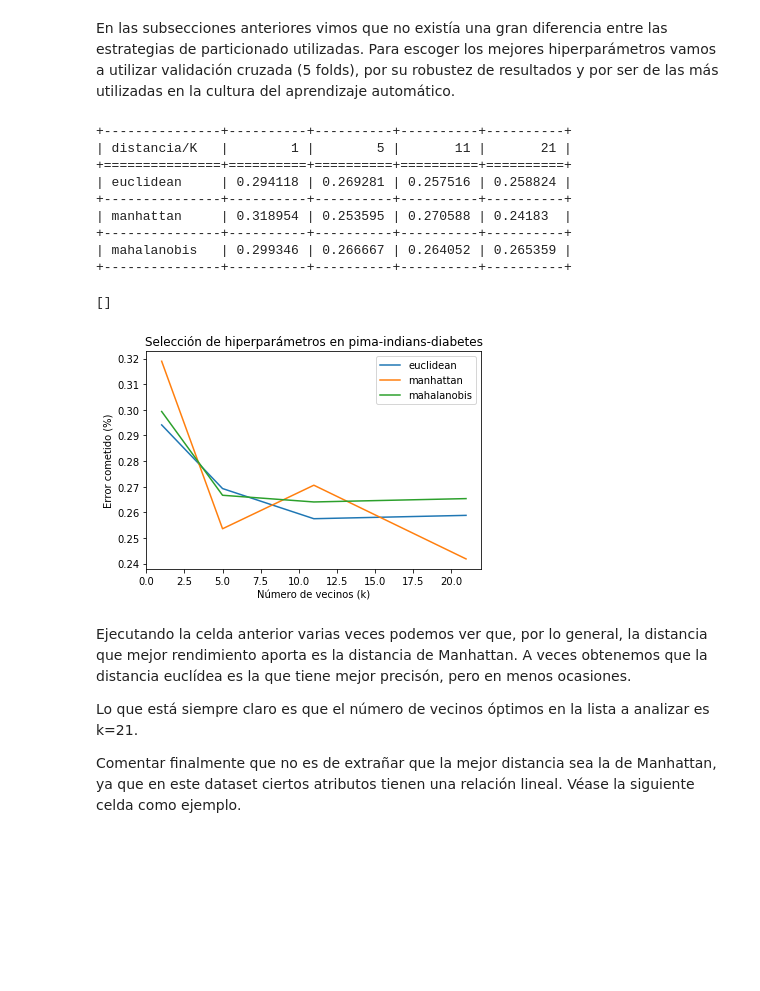
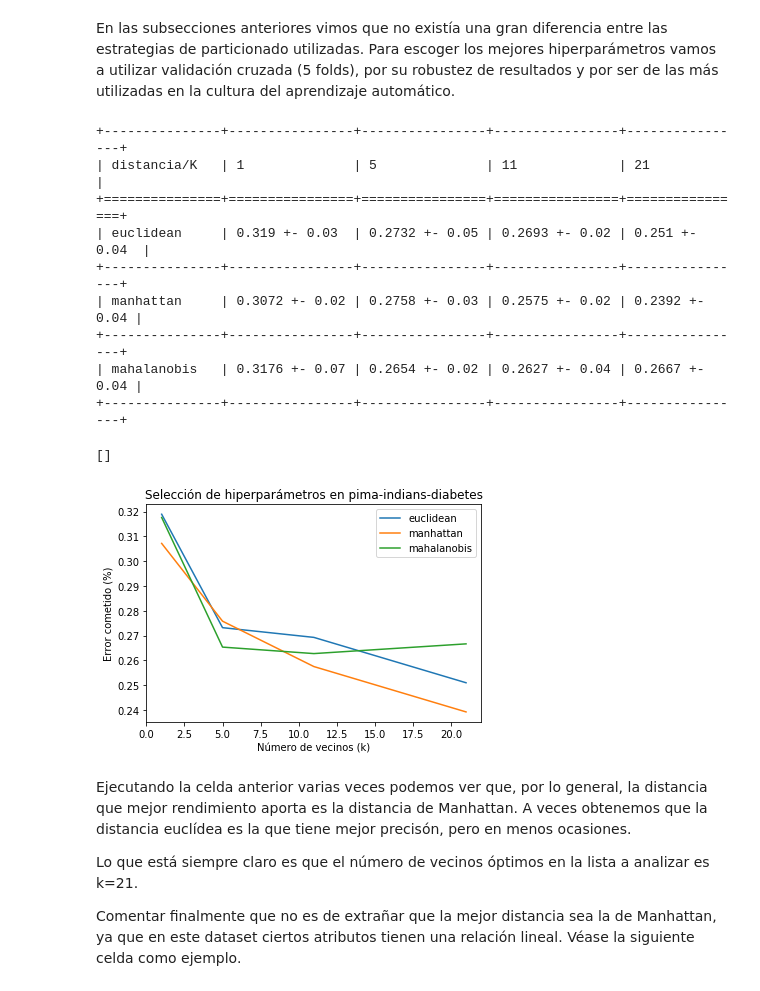
Before and after one commit to AlejandroSantorum/MachineLearning_Assignments, a Jupyter notebook: Assignment2/test_KNN-LR.ipynb, the cells around one changed output. Drawn from its saved outputs; the diff is of its cells as text; code cells hidden in the pictures; blank space fills up the shorter version.

```diff
--- a/Assignment2/test_KNN-LR.ipynb
+++ b/Assignment2/test_KNN-LR.ipynb
@@ -304,34 +345,36 @@ strat = EstrategiaParticionado.ValidacionCruzada(k_fold=5)
 # %%
 L = []
 for d in dists:
     distance_results = []
     for k in Ks:
         KNN = Clasificador.ClasificadorVecinosProximos(K=k, dist=d)
         errores = clasificador.validacion(strat, db_pid_norm, KNN)
-        err = np.mean(errores)
+        err = (np.mean(errores), np.std(errores))
         distance_results.append(err)
-    L.append([d]+distance_results)
-    plt.plot(Ks, distance_results, label=d)
+    l = [d] + [str(round(item[0], 4))+' +- '+str(round(item[1],2)) for item in distance_results]
+    L.append(l)
+    errs = [item[0] for item in distance_results]
+    plt.plot(Ks, errs, label=d)
 
 print(tabulate(L, headers=['distancia/K']+Ks, tablefmt="grid"))
 
 plt.xlabel('Número de vecinos (k)')
 plt.ylabel('Error cometido (%)')
 plt.legend(loc='upper right')
 plt.title('Selección de hiperparámetros en pima-indians-diabetes')
 plt.plot()
 # %% [output]
-+---------------+----------+----------+----------+----------+
-| distancia/K   |        1 |        5 |       11 |       21 |
-+===============+==========+==========+==========+==========+
-| euclidean     | 0.294118 | 0.269281 | 0.257516 | 0.258824 |
-+---------------+----------+----------+----------+----------+
-| manhattan     | 0.318954 | 0.253595 | 0.270588 | 0.24183  |
-+---------------+----------+----------+----------+----------+
-| mahalanobis   | 0.299346 | 0.266667 | 0.264052 | 0.265359 |
-+---------------+----------+----------+----------+----------+
++---------------+----------------+----------------+----------------+----------------+
+| distancia/K   | 1              | 5              | 11             | 21             |
++===============+================+================+================+================+
+| euclidean     | 0.319 +- 0.03  | 0.2732 +- 0.05 | 0.2693 +- 0.02 | 0.251 +- 0.04  |
++---------------+----------------+----------------+----------------+----------------+
+| manhattan     | 0.3072 +- 0.02 | 0.2758 +- 0.03 | 0.2575 +- 0.02 | 0.2392 +- 0.04 |
++---------------+----------------+----------------+----------------+----------------+
+| mahalanobis   | 0.3176 +- 0.07 | 0.2654 +- 0.02 | 0.2627 +- 0.04 | 0.2667 +- 0.04 |
++---------------+----------------+----------------+----------------+----------------+
 []
-[figure, old version]
+[figure, new version]
 # %% [markdown]
 Ejecutando la celda anterior varias veces podemos ver que, por lo general, la distancia que mejor rendimiento aporta es la distancia de Manhattan. A veces obtenemos que la distancia euclídea es la que tiene mejor precisón, pero en menos ocasiones.
 
```
Also changed, not shown: parts of 41 cells of this notebook.
